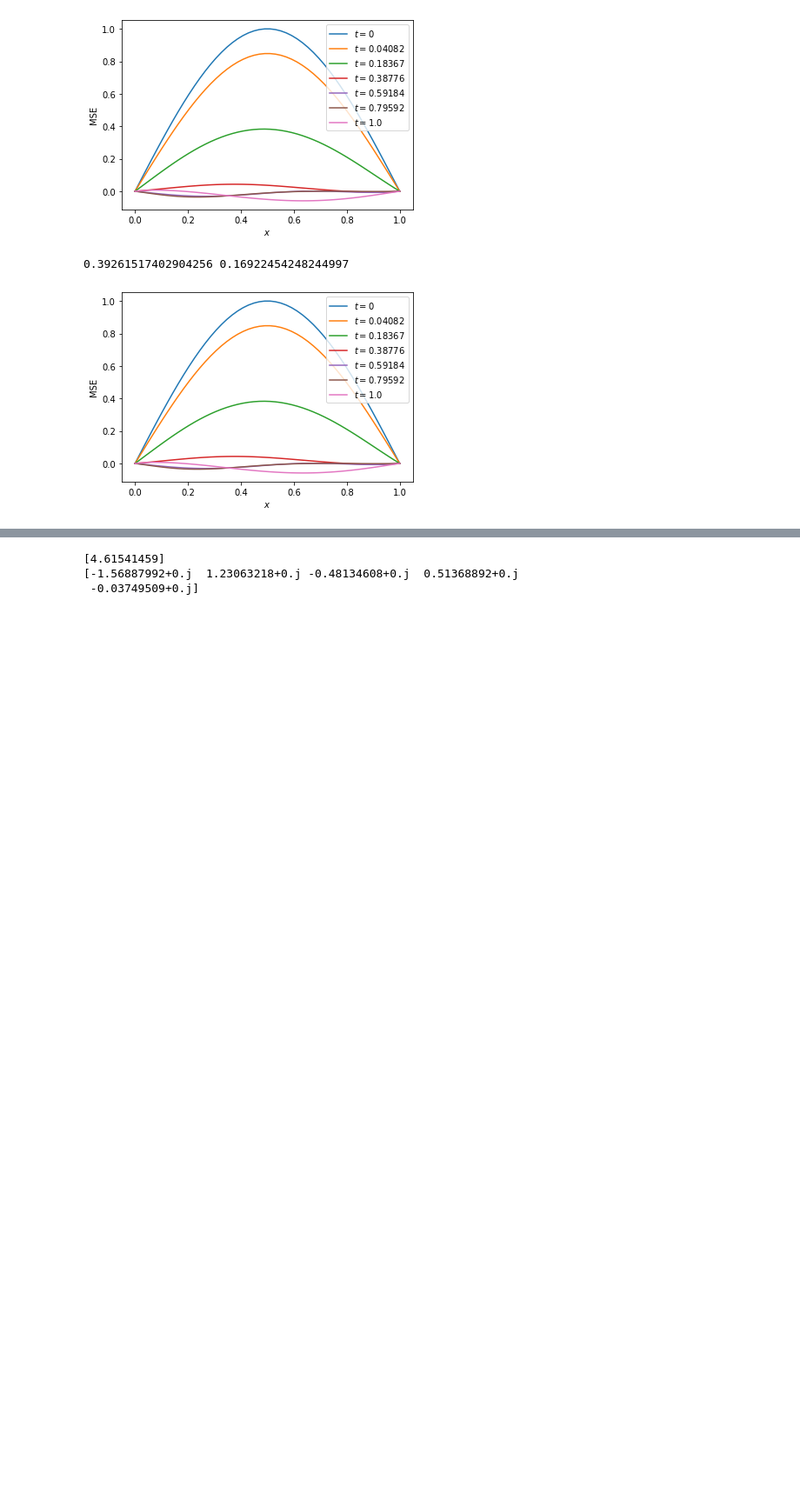
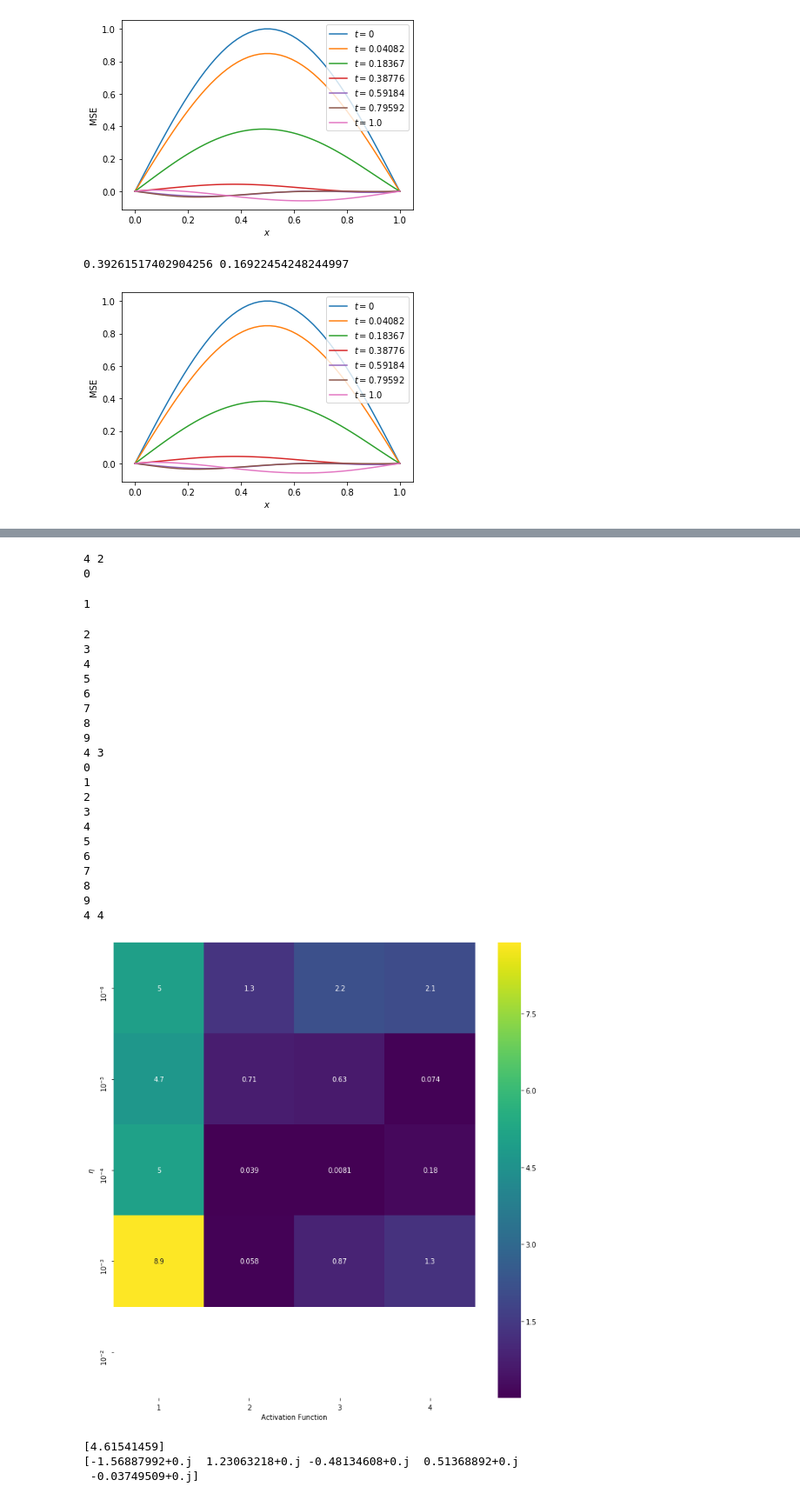
Before and after one commit to MortenTryti/MachineLearning, a Jupyter notebook: Project 3/Our_network.ipynb, the cells around one changed output, grey strips where cells are left out. Shown at 87% size. Drawn from its saved outputs; the diff is of its cells as text; code cells hidden in the pictures; blank space fills up the shorter version.

```diff
--- a/Project 3/Our_network.ipynb
+++ b/Project 3/Our_network.ipynb
@@ -382,12 +382,13 @@ t = np.linspace(0,1,30)
 t = t.reshape(-1,1)
 print(t[-1])
 N_hidden = 32
-etas = np.logspace(-5,-2,4)
+etas = np.logspace(-6,-2,5)
 epoch = 100
 Minibach = 15
 activation_functions = [Sigmoid,RELU,lexyRelu,Identity]
 output_function = Identity
-N_strap = 50
+N_strap = 10
+print(etas)
 
 Eigenvall_error =  np.zeros((np.size(etas),np.size(activation_functions)))
 
@@ -448,3 +468,27 @@ plt.show()
+4 2
+0
+1
+2
+3
+4
+5
+6
+7
+8
+9
+4 3
+0
+1
+2
+3
+4
+5
+6
+7
+8
+9
+4 4
+[figure, added]
 # %%
 g_t =g_trial_eigen([.7],W_hidden, W_out, b_hidden, b_out,activation_function, output_function,x_0)
 
```
Also changed, not shown: parts of 1 cell of this notebook, 1 other file.
